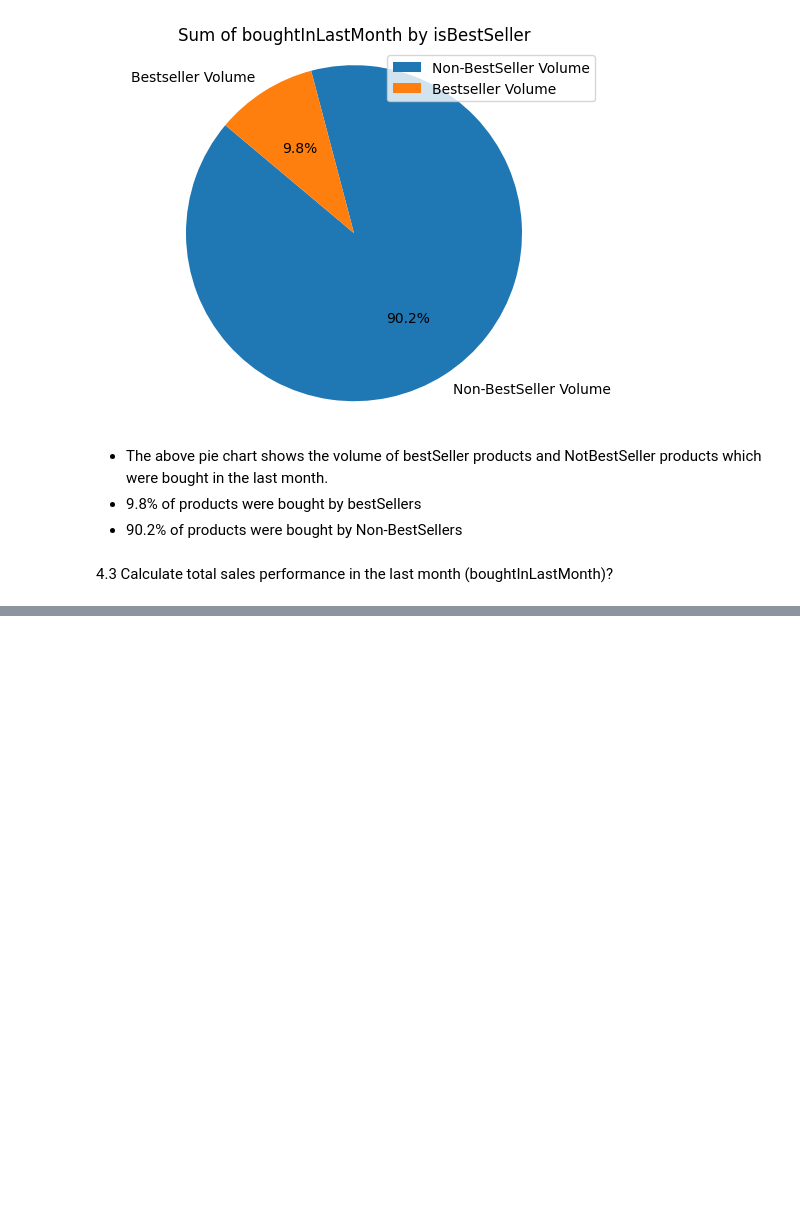
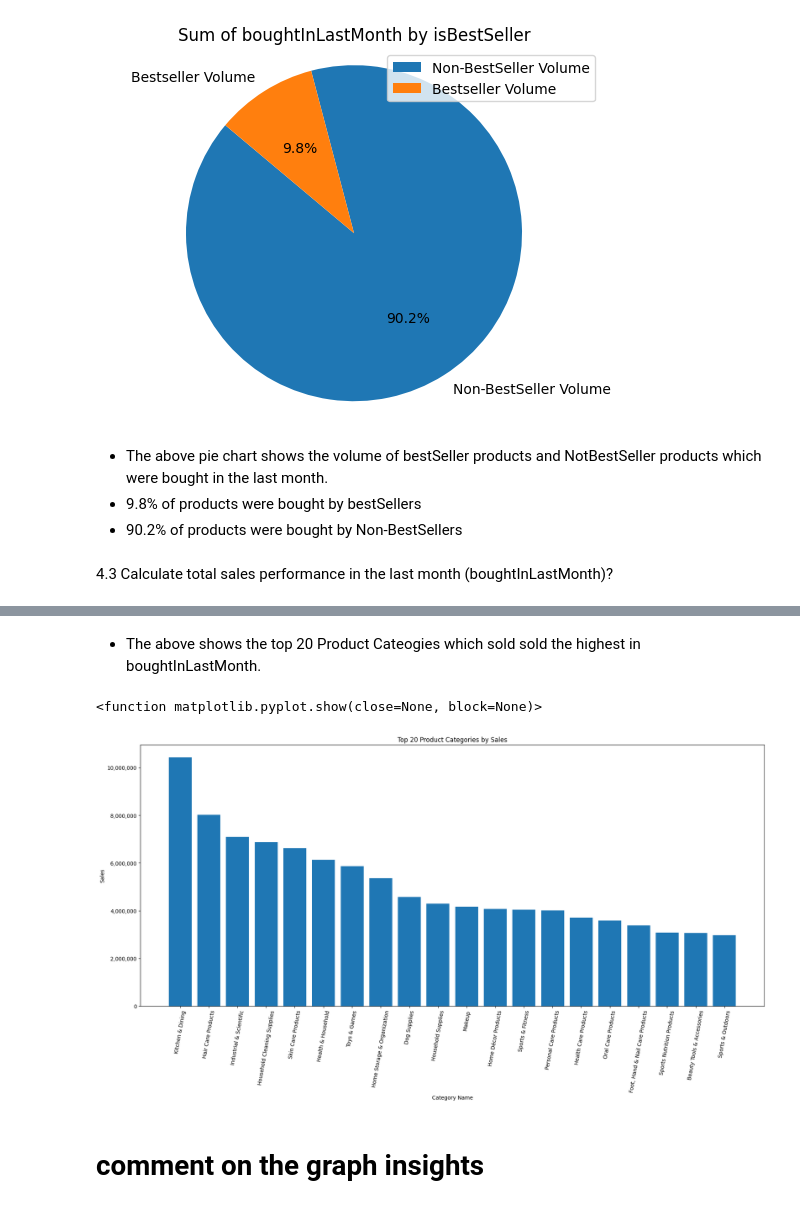
Before and after one commit to ctimothy14/Amazon_products_2023, a Jupyter notebook: amazon_products.ipynb, the cells around one changed output, grey strips where cells are left out. Cells and saved outputs as stored; diff of their text form; code cells hidden in the pictures; blank space fills up the shorter version.

Commit message:
Calculate total sales performance in the last month (boughtInLastMonth)

```diff
--- a/amazon_products.ipynb
+++ b/amazon_products.ipynb
@@ -468,0 +523,36 @@ plt.show()
+# %% [markdown]
+- The above shows the top 20 Product Cateogies which sold sold the highest in boughtInLastMonth.
+# %%
+import matplotlib.ticker as mtick
+# Display our findings in a Bar Chart
+# top_20_cat_sales - top 20 sales BoughtInLastMonth
+# Group category_name and BoughtInLastMonth and sum total sales
+total_cat_sales = merged_df.groupby(['category_name'])['boughtInLastMonth'].sum().reset_index()
+
+# Lets order the above to show the max sales.
+total_cat_sales = total_cat_sales.sort_values(['boughtInLastMonth'], ascending=[False])
+
+# Display the top 20 largest sales last month
+top_20_cat_sales = total_cat_sales.nlargest(20, 'boughtInLastMonth')
+
+# Create bar chart
+plt.figure(figsize=(18,10)) # makes the chart wider for readability
+plt.bar(top_20_cat_sales['category_name'], top_20_cat_sales['boughtInLastMonth'])
+
+plt.title('Top 20 Product Categories by Sales')
+plt.xlabel('Category Name')
+plt.ylabel('Sales')
+
+# plt.ticklabel_format(style='plain', axis='y')  # Force plain number format
+
+# Format y-axis to show full numbers with commas
+plt.gca().yaxis.set_major_formatter(mtick.FuncFormatter(lambda x, _: f'{int(x):,}'))
+
+plt.xticks(rotation=80)  # Rotates category names to prevent overlap
+plt.tight_layout()  # Adjust layout to fit x-labels
+plt.show
+# %% [output]
+<function matplotlib.pyplot.show(close=None, block=None)>
+[figure, added]
+# %% [markdown]
+# comment on the graph insights
```
Also changed, not shown: parts of 10 cells of this notebook.
